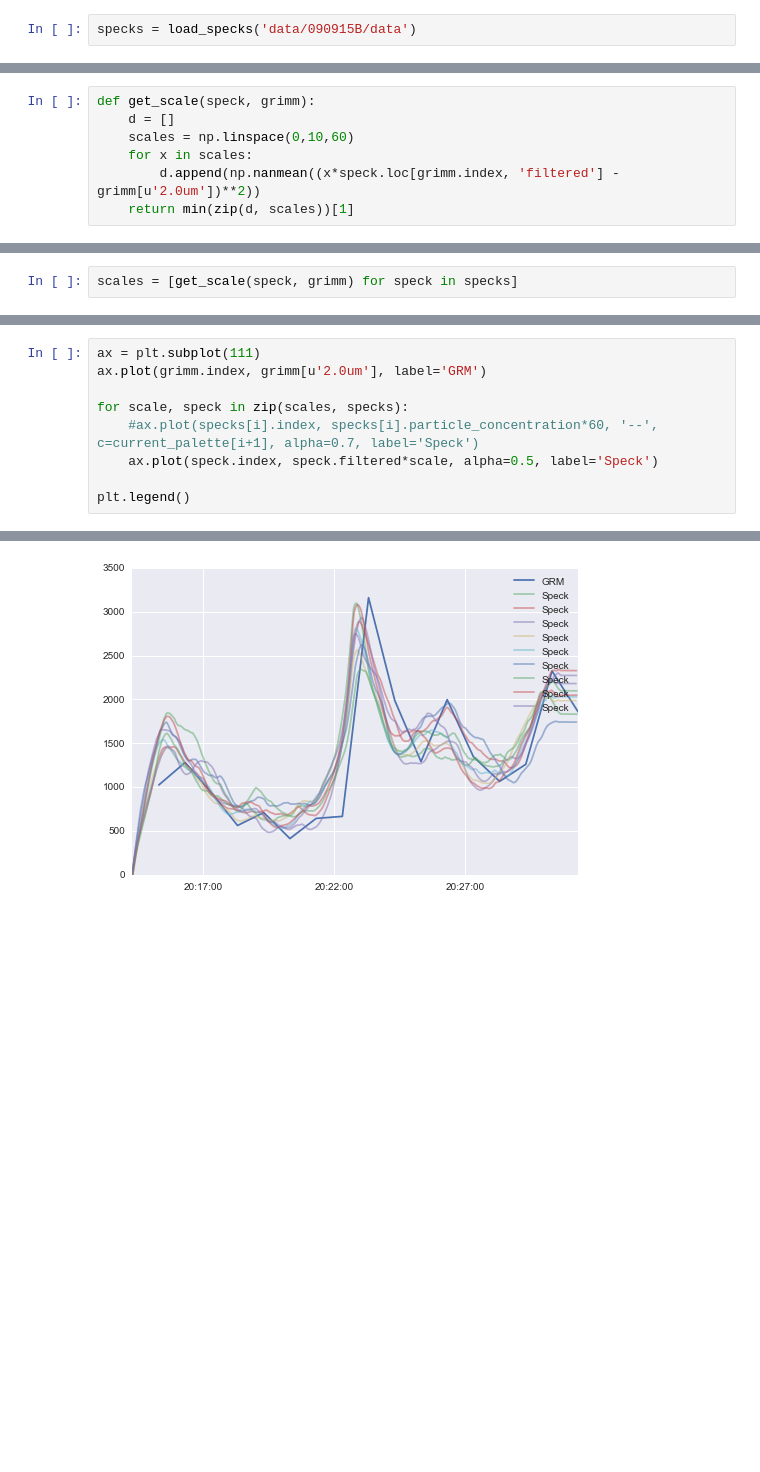
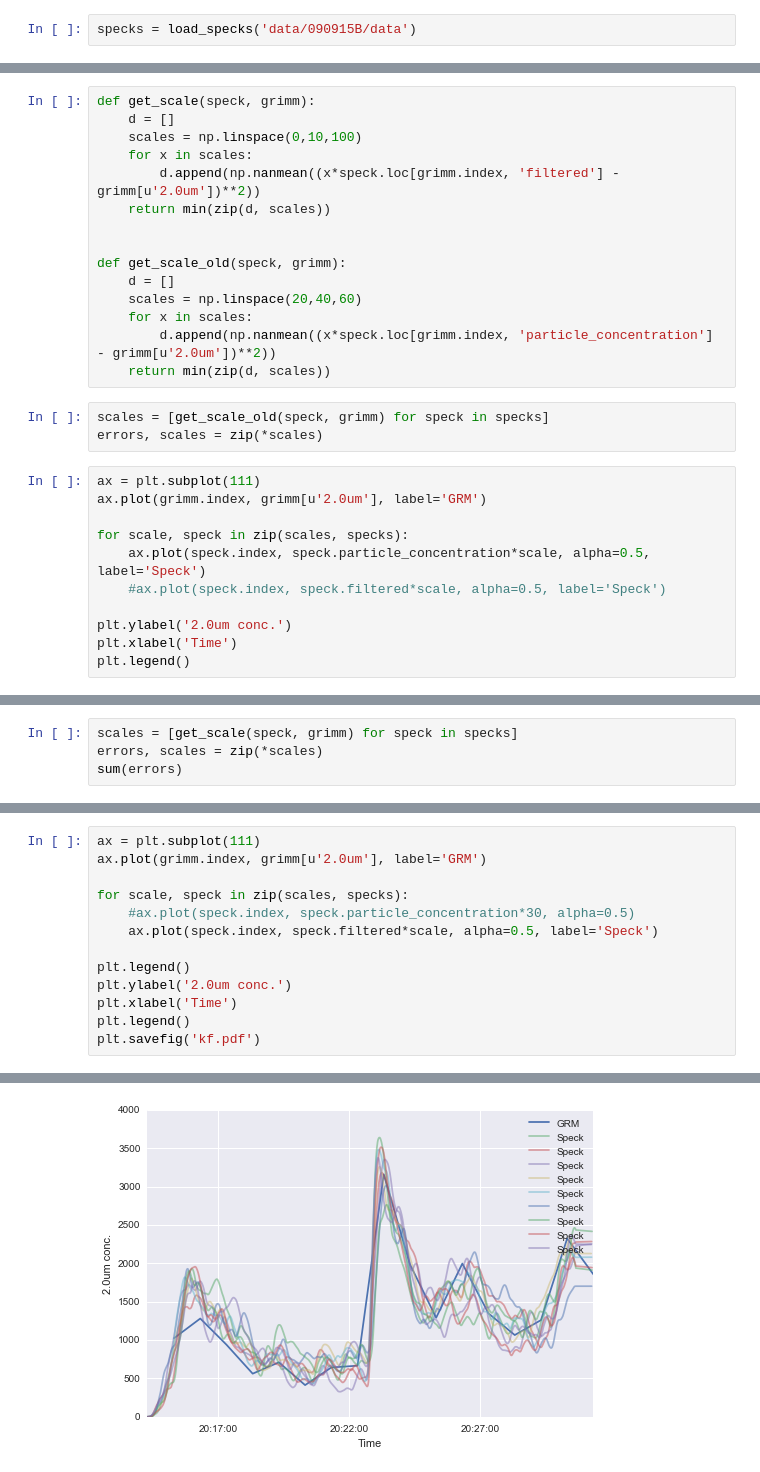
Before and after one commit to CMU-CREATE-Lab/speck-ml, a Jupyter notebook: Calibration Learning.ipynb, the cells around one changed output, grey strips where cells are left out. Cells and saved outputs as stored; diff of their text form; blank space fills up the shorter version.

```diff
--- a/Calibration Learning.ipynb
+++ b/Calibration Learning.ipynb
@@ -40,7 +42,29 @@ for speck in specks:
 # %%
 def get_scale(speck, grimm):
     d = []
-    scales = np.linspace(0,10,60)
+    scales = np.linspace(0,10,100)
     for x in scales:
         d.append(np.nanmean((x*speck.loc[grimm.index, 'filtered'] - grimm[u'2.0um'])**2))
-    return min(zip(d, scales))[1]
+    return min(zip(d, scales))
+
+
+def get_scale_old(speck, grimm):
+    d = []
+    scales = np.linspace(20,40,60)
+    for x in scales:
+        d.append(np.nanmean((x*speck.loc[grimm.index, 'particle_concentration'] - grimm[u'2.0um'])**2))
+    return min(zip(d, scales))
+# %%
+scales = [get_scale_old(speck, grimm) for speck in specks]
+errors, scales = zip(*scales)
+# %%
+ax = plt.subplot(111)
+ax.plot(grimm.index, grimm[u'2.0um'], label='GRM')
+
+for scale, speck in zip(scales, specks):
+    ax.plot(speck.index, speck.particle_concentration*scale, alpha=0.5, label='Speck')
+    #ax.plot(speck.index, speck.filtered*scale, alpha=0.5, label='Speck')
+
+plt.ylabel('2.0um conc.')
+plt.xlabel('Time')
+plt.legend()
@@ -47,2 +74,4 @@ def get_scale(speck, grimm):
 # %%
 scales = [get_scale(speck, grimm) for speck in specks]
+errors, scales = zip(*scales)
+sum(errors)
@@ -51,8 +82,12 @@ ax = plt.subplot(111)
 ax.plot(grimm.index, grimm[u'2.0um'], label='GRM')
 
 for scale, speck in zip(scales, specks):
-    #ax.plot(specks[i].index, specks[i].particle_concentration*60, '--', c=current_palette[i+1], alpha=0.7, label='Speck')
+    #ax.plot(speck.index, speck.particle_concentration*30, alpha=0.5)
     ax.plot(speck.index, speck.filtered*scale, alpha=0.5, label='Speck')
 
 plt.legend()
+plt.ylabel('2.0um conc.')
+plt.xlabel('Time')
+plt.legend()
+plt.savefig('kf.pdf')
 # %% [output]
@@ -60,4 +94,4 @@ plt.legend()
-[figure, old version]
+[figure, new version]
 # %%
 def test_folder(folder, time_offset=3600):
     grimm = load_grimm(folder)
```
Also changed, not shown: parts of 28 cells of this notebook, 2 other files.
